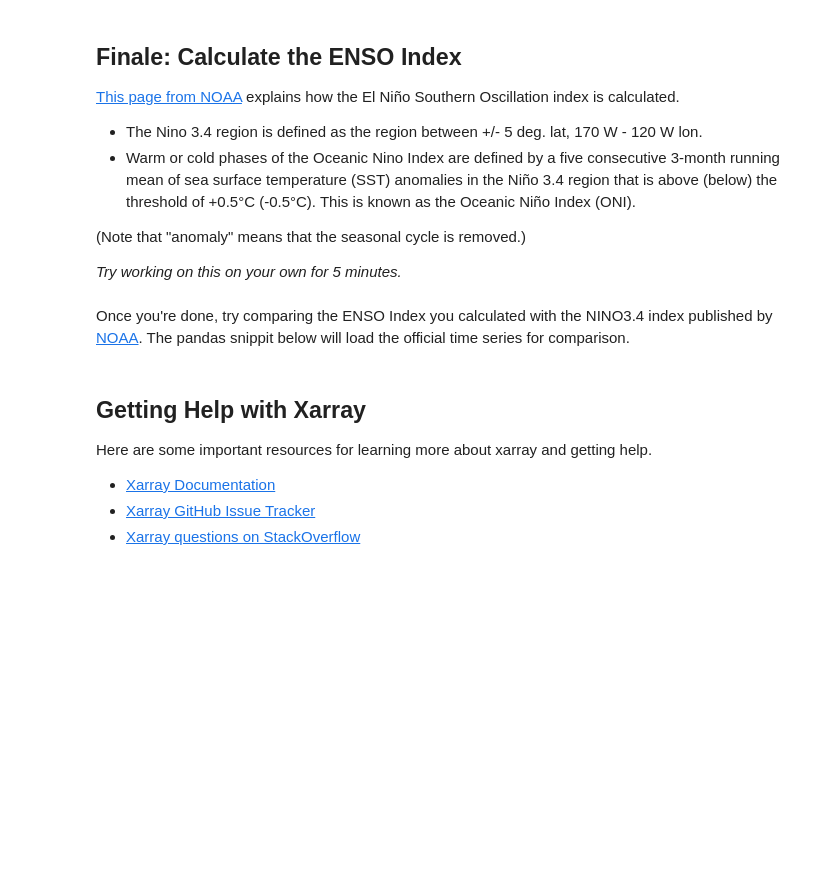
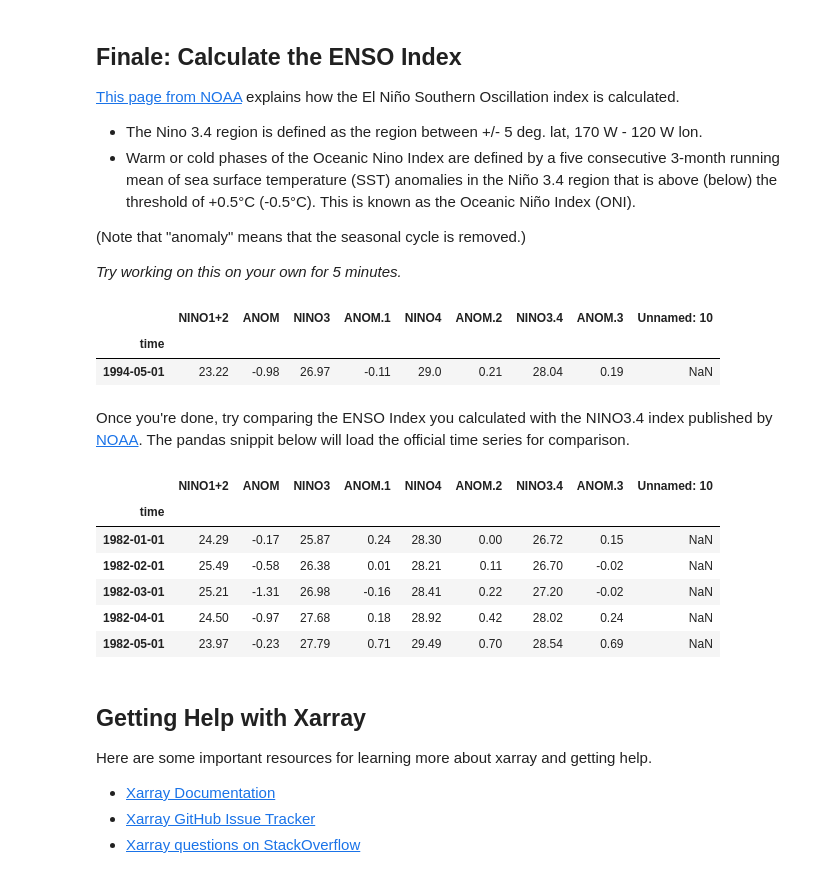
Before and after one commit to wrfchem-leeds/python-scripts, a Jupyter notebook: introduction_to_python/7. Xarray.ipynb, the cells around one changed output. Drawn from its saved outputs; the diff is of its cells as text; code cells hidden in the pictures; blank space fills up the shorter version.

```diff
--- a/introduction_to_python/7. Xarray.ipynb
+++ b/introduction_to_python/7. Xarray.ipynb
@@ -316,15 +591,29 @@ sst_ts_rolling.plot()
 (Note that "anomaly" means that the seasonal cycle is removed.)
 
 _Try working on this on your own for 5 minutes._
+# %%
+noaa_nino34['1994-05']
+# %% [output]
+|  | NINO1+2 | ANOM | NINO3 | ANOM.1 | NINO4 | ANOM.2 | NINO3.4 | ANOM.3 | Unnamed: 10 |
+| time |  |  |  |  |  |  |  |  |  |
+| 1994-05-01 | 23.22 | -0.98 | 26.97 | -0.11 | 29.0 | 0.21 | 28.04 | 0.19 | NaN |
 # %% [markdown]
 Once you're done, try comparing the ENSO Index you calculated with the NINO3.4 index published by [NOAA](https://www.ncdc.noaa.gov/teleconnections/enso/indicators/sst/). The pandas snippit below will load the official time series for comparison.
 # %%
 import pandas as pd
 noaa_nino34 = pd.read_csv('https://www.cpc.ncep.noaa.gov/data/indices/sstoi.indices',
                           sep=r" ", skipinitialspace=True,
                           parse_dates={'time': ['YR','MON']},
-                          index_col='time')['NINO3.4']
+                          index_col='time')#['NINO3.4']
 noaa_nino34.head()
+# %% [output]
+|  | NINO1+2 | ANOM | NINO3 | ANOM.1 | NINO4 | ANOM.2 | NINO3.4 | ANOM.3 | Unnamed: 10 |
+| time |  |  |  |  |  |  |  |  |  |
+| 1982-01-01 | 24.29 | -0.17 | 25.87 | 0.24 | 28.30 | 0.00 | 26.72 | 0.15 | NaN |
+| 1982-02-01 | 25.49 | -0.58 | 26.38 | 0.01 | 28.21 | 0.11 | 26.70 | -0.02 | NaN |
+| 1982-03-01 | 25.21 | -1.31 | 26.98 | -0.16 | 28.41 | 0.22 | 27.20 | -0.02 | NaN |
+| 1982-04-01 | 24.50 | -0.97 | 27.68 | 0.18 | 28.92 | 0.42 | 28.02 | 0.24 | NaN |
+| 1982-05-01 | 23.97 | -0.23 | 27.79 | 0.71 | 29.49 | 0.70 | 28.54 | 0.69 | NaN |
 # %% [markdown]
 ## Getting Help with Xarray
 
```
Also changed, not shown: parts of 39 cells of this notebook, 6 other files.
